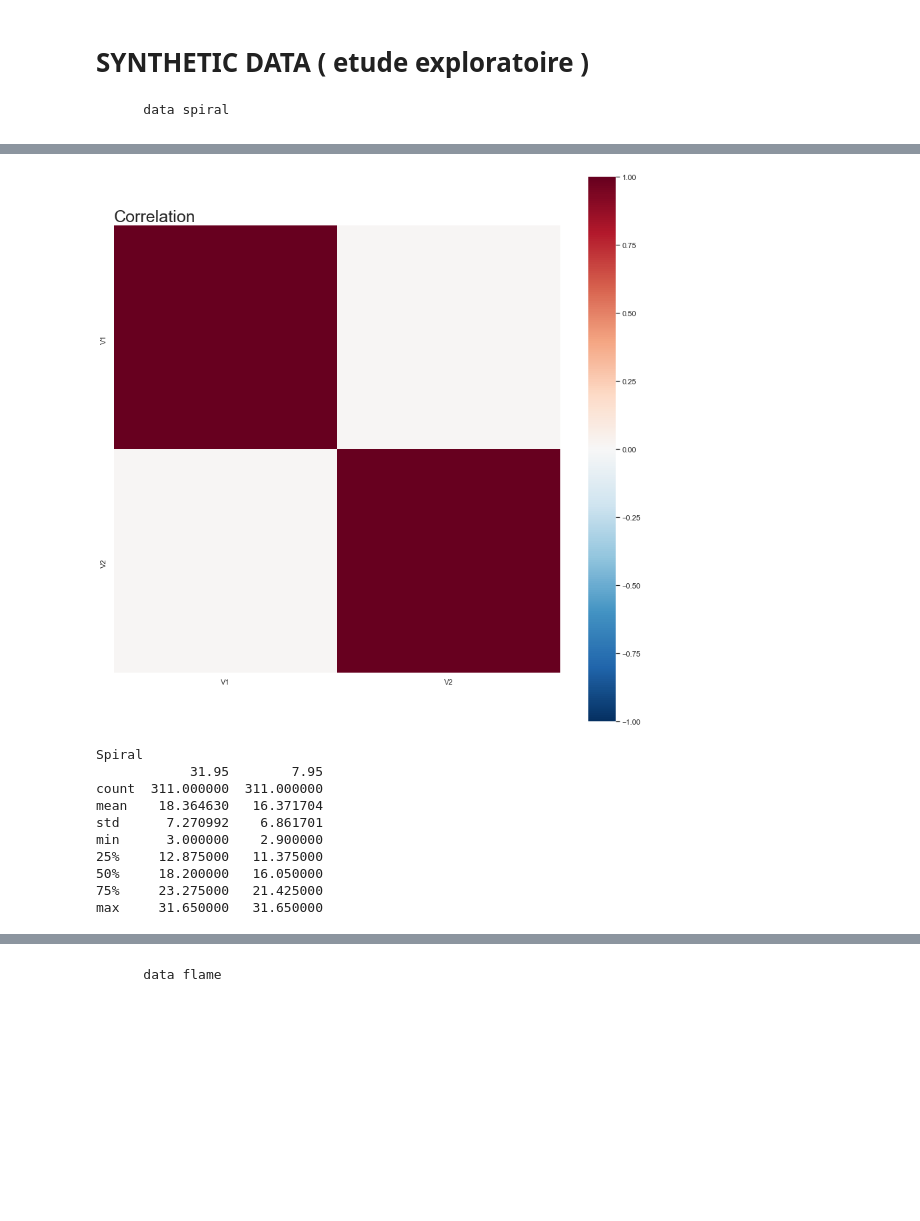
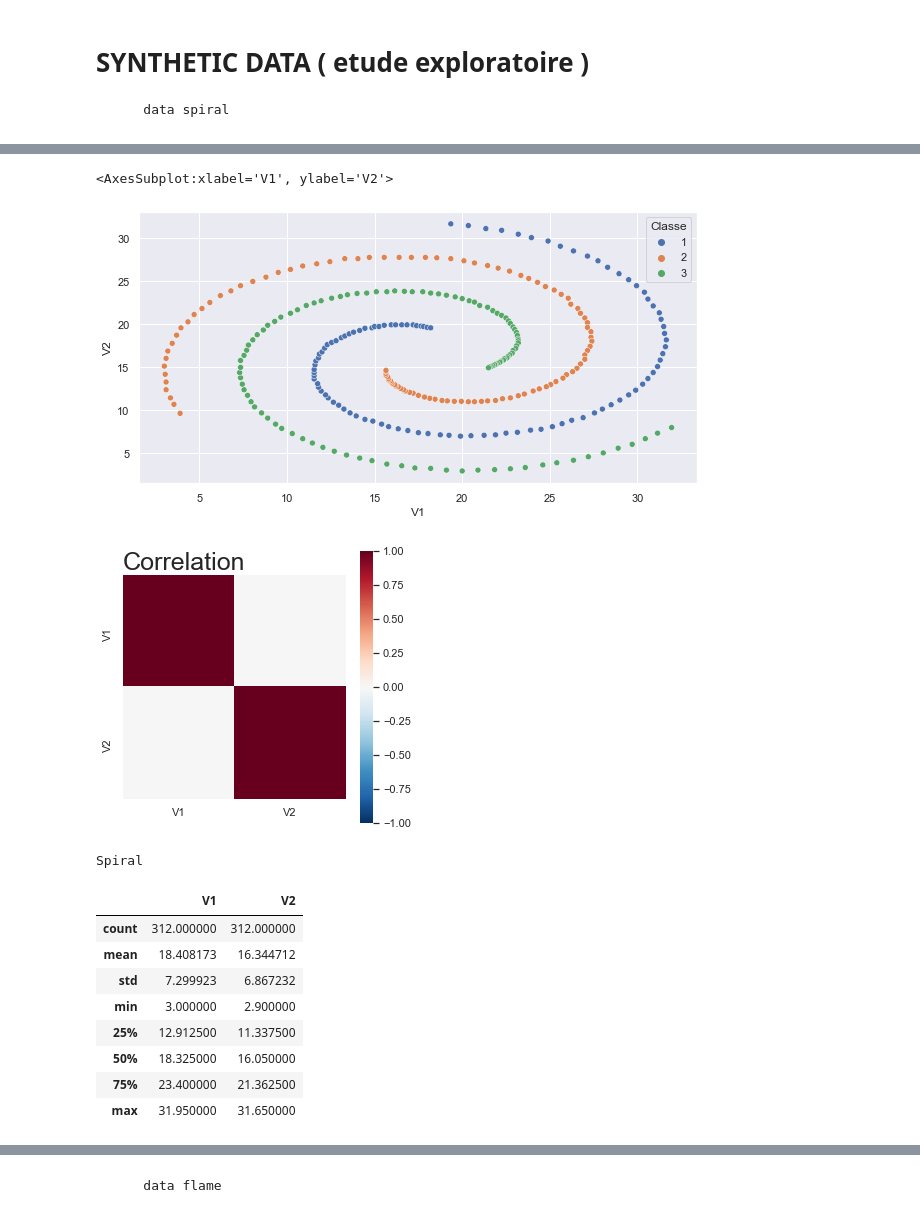
Before and after one commit to Gharbimohamed/Projet_data_science, a Jupyter notebook: Projetdata.ipynb, the cells around one changed output, grey strips where cells are left out. Cells and saved outputs as stored; diff of their text form; code cells hidden in the pictures; blank space fills up the shorter version.

```diff
--- a/Projetdata.ipynb
+++ b/Projetdata.ipynb
@@ -168,5 +255,7 @@ def suppression(visa_df_enc):
 # SYNTHETIC DATA  ( etude exploratoire )
         data spiral
 # %%
-data_spiral = pd.read_csv("data/spiral.txt", sep="\t")
+data_spiral = pd.read_csv("data/spiral.txt", sep="\t", header = None, names=["V1","V2","Classe"])
 norm_spiral = normalisation(data_spiral)
+print(data_spiral)
+norm_spiral.head()
@@ -173,20 +283,26 @@ norm_spiral = normalisation(data_spiral)
+# %%
+f,ax= plt.subplots(figsize=(10,5))
+sns.scatterplot(data=data_spiral, x="V1", y="V2", hue="Classe", palette = "deep")
+# %% [output]
+<AxesSubplot:xlabel='V1', ylabel='V2'>
+[figure, added]
 # %%
-corr = correlation(norm_spiral,15,15)
+corr = correlation(norm_spiral,5,5)
 # %% [output]
-[figure, old version]
+[figure, new version]
 # %%
 print("Spiral")
-print(data_spiral.iloc[:, :-1].describe())
+data_spiral.iloc[:,:-1].describe()
 # %% [output]
 Spiral
-            31.95        7.95
-count  311.000000  311.000000
-mean    18.364630   16.371704
-std      7.270992    6.861701
-min      3.000000    2.900000
-25%     12.875000   11.375000
-50%     18.200000   16.050000
-75%     23.275000   21.425000
-max     31.650000   31.650000
+|  | V1 | V2 |
+| count | 312.000000 | 312.000000 |
+| mean | 18.408173 | 16.344712 |
+| std | 7.299923 | 6.867232 |
+| min | 3.000000 | 2.900000 |
+| 25% | 12.912500 | 11.337500 |
+| 50% | 18.325000 | 16.050000 |
+| 75% | 23.400000 | 21.362500 |
+| max | 31.950000 | 31.650000 |
 # %%
 fig2, ax2 = plt.subplots()
```
Also changed, not shown: parts of 70 cells of this notebook, 2 other files.
